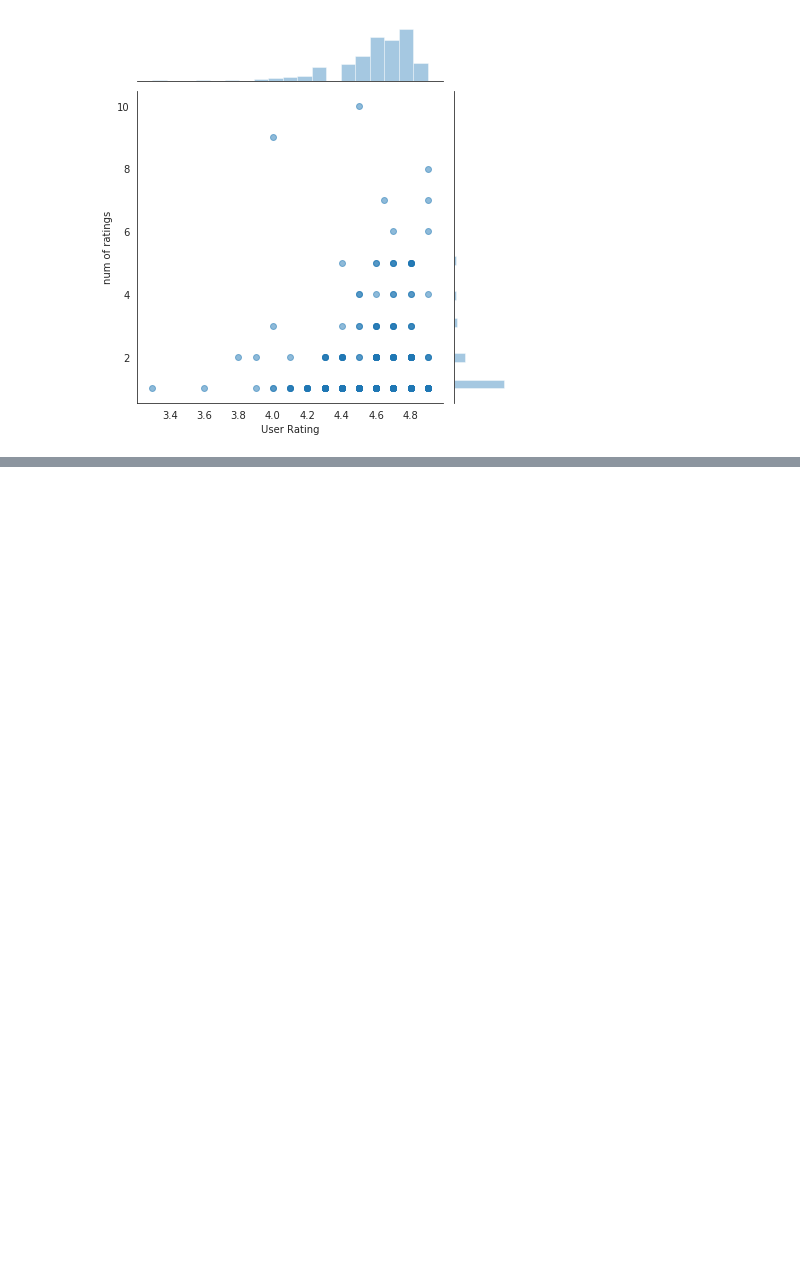
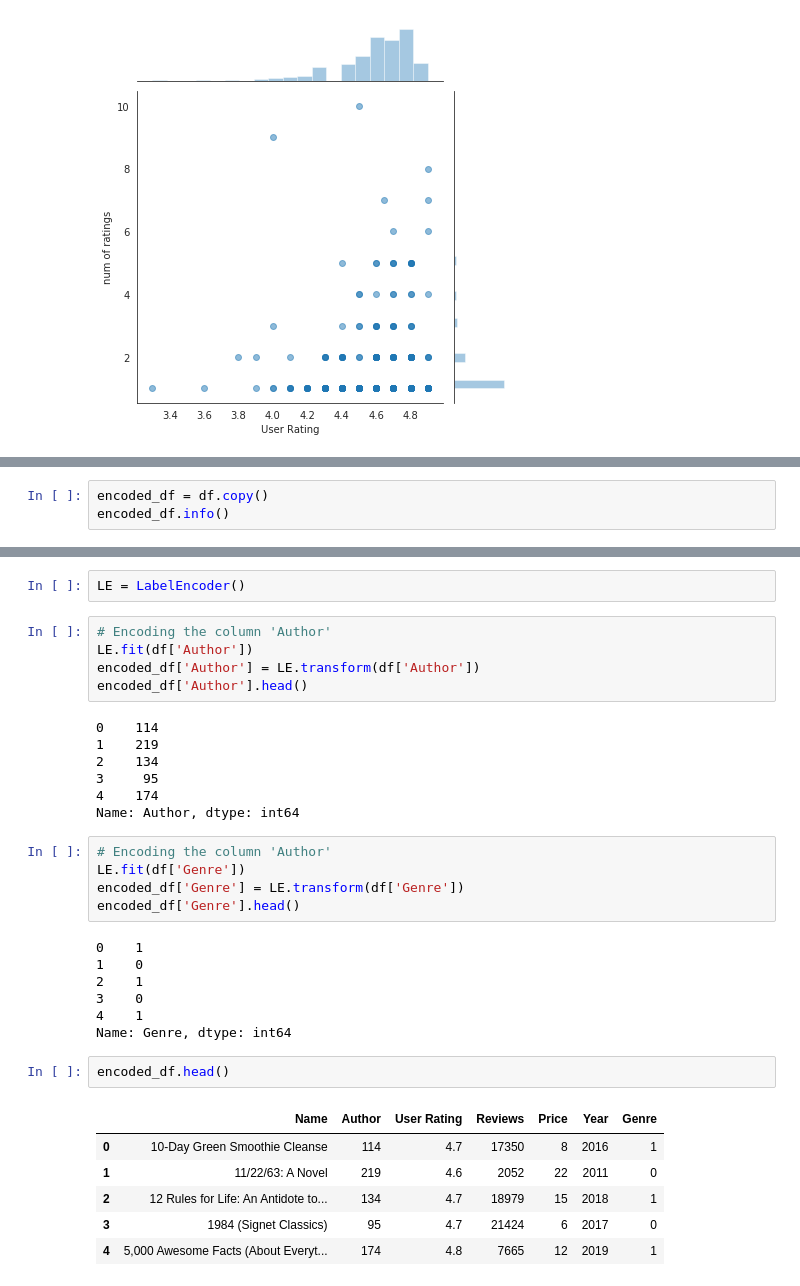
Before and after one commit to MohammadB88/ML_DS_Projects, a Jupyter notebook: kaggle/Amazon_Book_Rating/Amz_book_rating.ipynb, the cells around one changed output, grey strips where cells are left out. Saved outputs shown, nothing was run; the diff lists cells and outputs as text; blank space fills up the shorter version.

```diff
--- a/kaggle/Amazon_Book_Rating/Amz_book_rating.ipynb
+++ b/kaggle/Amazon_Book_Rating/Amz_book_rating.ipynb
@@ -164,0 +231,3 @@ ValueError: Item wrong length 7 instead of 550.
+# %%
+encoded_df = df.copy()
+encoded_df.info()
@@ -164,0 +247,35 @@ ValueError: Item wrong length 7 instead of 550.
+# %%
+LE = LabelEncoder()
+# %%
+# Encoding the column 'Author'
+LE.fit(df['Author'])
+encoded_df['Author'] = LE.transform(df['Author'])
+encoded_df['Author'].head()
+# %% [output]
+0    114
+1    219
+2    134
+3     95
+4    174
+Name: Author, dtype: int64
+# %%
+# Encoding the column 'Author'
+LE.fit(df['Genre'])
+encoded_df['Genre'] = LE.transform(df['Genre'])
+encoded_df['Genre'].head()
+# %% [output]
+0    1
+1    0
+2    1
+3    0
+4    1
+Name: Genre, dtype: int64
+# %%
+encoded_df.head()
+# %% [output]
+|  | Name | Author | User Rating | Reviews | Price | Year | Genre |
+| 0 | 10-Day Green Smoothie Cleanse | 114 | 4.7 | 17350 | 8 | 2016 | 1 |
+| 1 | 11/22/63: A Novel | 219 | 4.6 | 2052 | 22 | 2011 | 0 |
+| 2 | 12 Rules for Life: An Antidote to... | 134 | 4.7 | 18979 | 15 | 2018 | 1 |
+| 3 | 1984 (Signet Classics) | 95 | 4.7 | 21424 | 6 | 2017 | 0 |
+| 4 | 5,000 Awesome Facts (About Everyt... | 174 | 4.8 | 7665 | 12 | 2019 | 1 |
```
Also changed, not shown: parts of 25 cells of this notebook.
